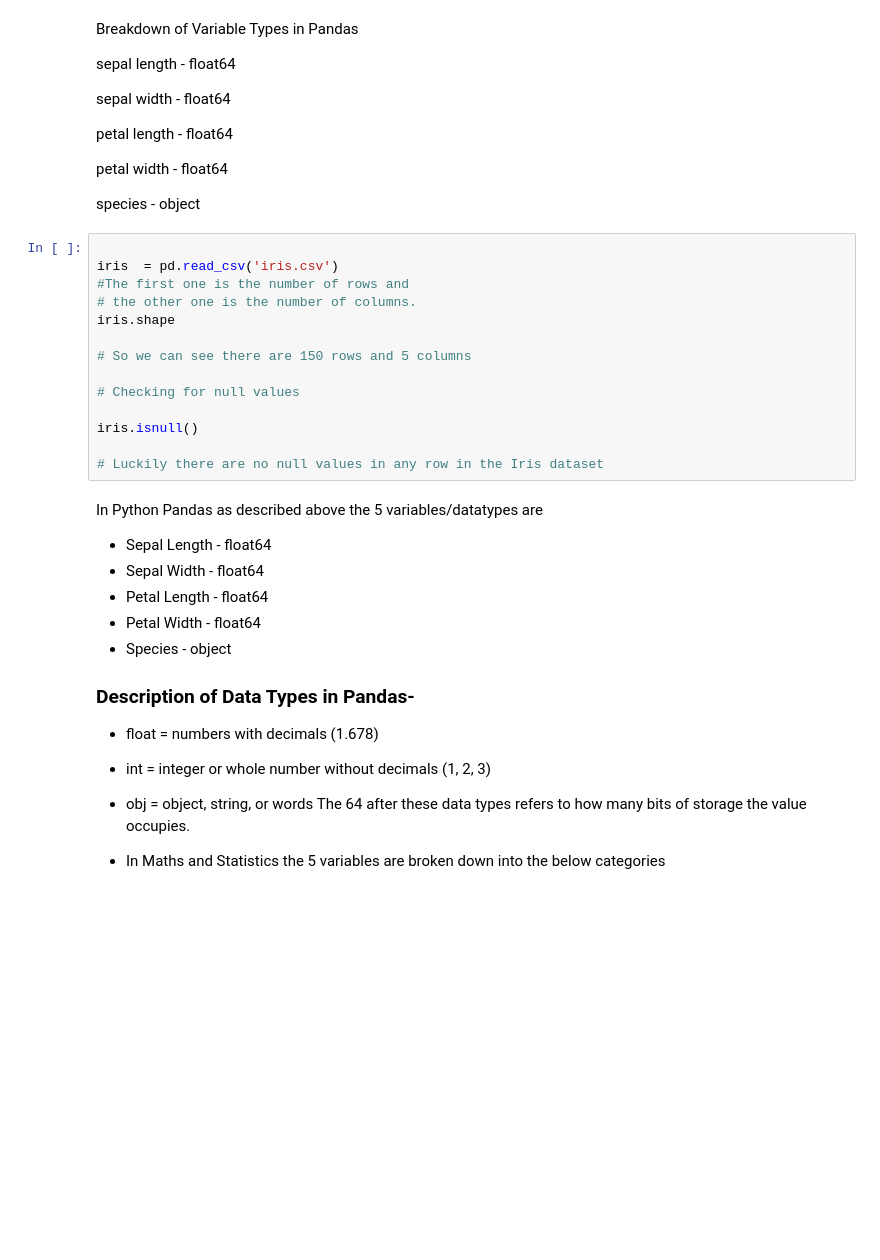
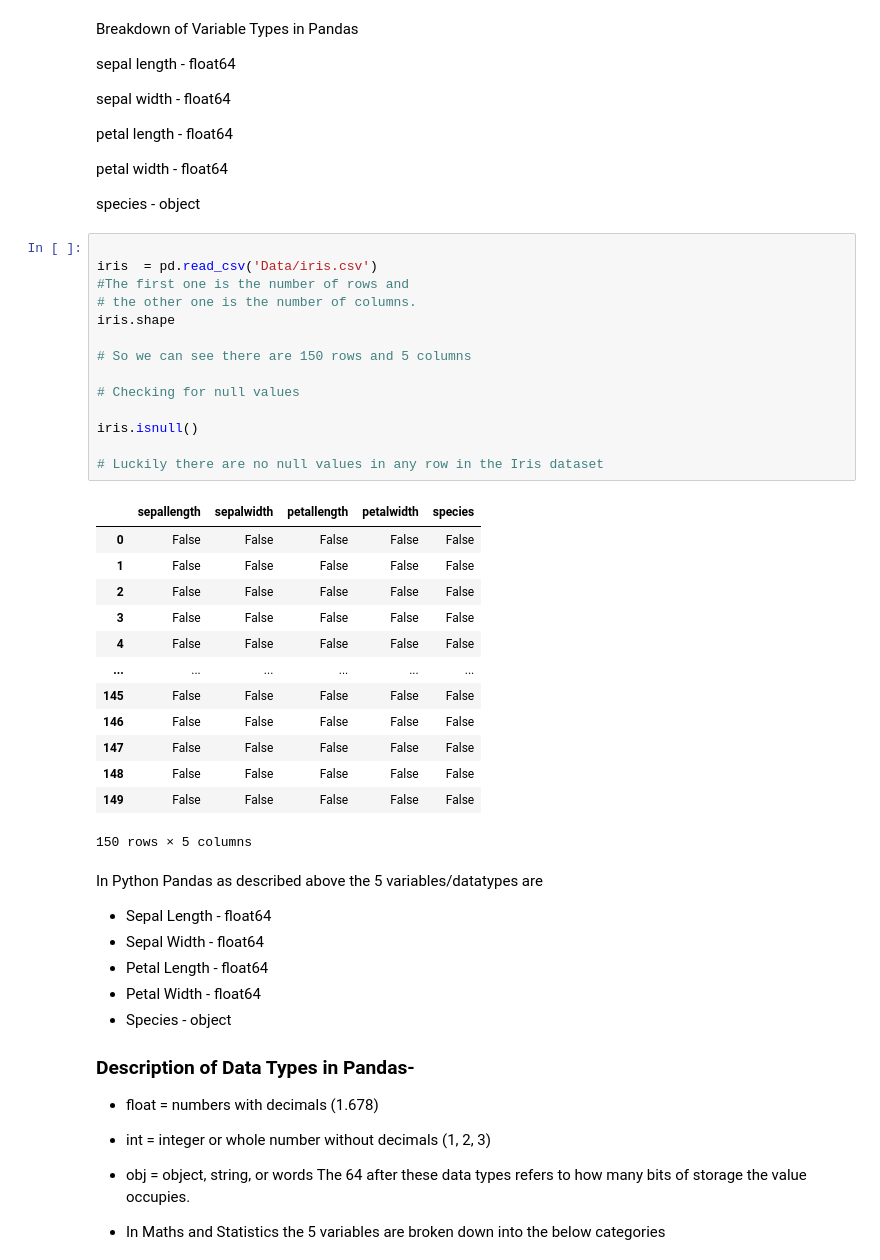
Before and after one commit to AudeAllen/Fundamentals-of-Data-Analysis---Tasks-and-Project, a Jupyter notebook: project.ipynb, the cells around one changed output. Drawn from its saved outputs; the diff is of its cells as text; blank space fills up the shorter version.

Commit message:
Move all datafiles into data folder - AA

```diff
--- a/project.ipynb
+++ b/project.ipynb
@@ -117,18 +130,32 @@ petal width - float64
 species - object
 # %%
 
-iris  = pd.read_csv('iris.csv')
+iris  = pd.read_csv('Data/iris.csv')
 #The first one is the number of rows and
 # the other one is the number of columns.
 iris.shape
 
 # So we can see there are 150 rows and 5 columns
 
 # Checking for null values
 
 iris.isnull()
 
 # Luckily there are no null values in any row in the Iris dataset
+# %% [output]
+|  | sepallength | sepalwidth | petallength | petalwidth | species |
+| 0 | False | False | False | False | False |
+| 1 | False | False | False | False | False |
+| 2 | False | False | False | False | False |
+| 3 | False | False | False | False | False |
+| 4 | False | False | False | False | False |
+| ... | ... | ... | ... | ... | ... |
+| 145 | False | False | False | False | False |
+| 146 | False | False | False | False | False |
+| 147 | False | False | False | False | False |
+| 148 | False | False | False | False | False |
+| 149 | False | False | False | False | False |
+150 rows × 5 columns
 # %% [markdown]
  In Python Pandas as described above the 5 variables/datatypes are
 
```
Also changed, not shown: parts of 14 cells of this notebook, 5 other files.
